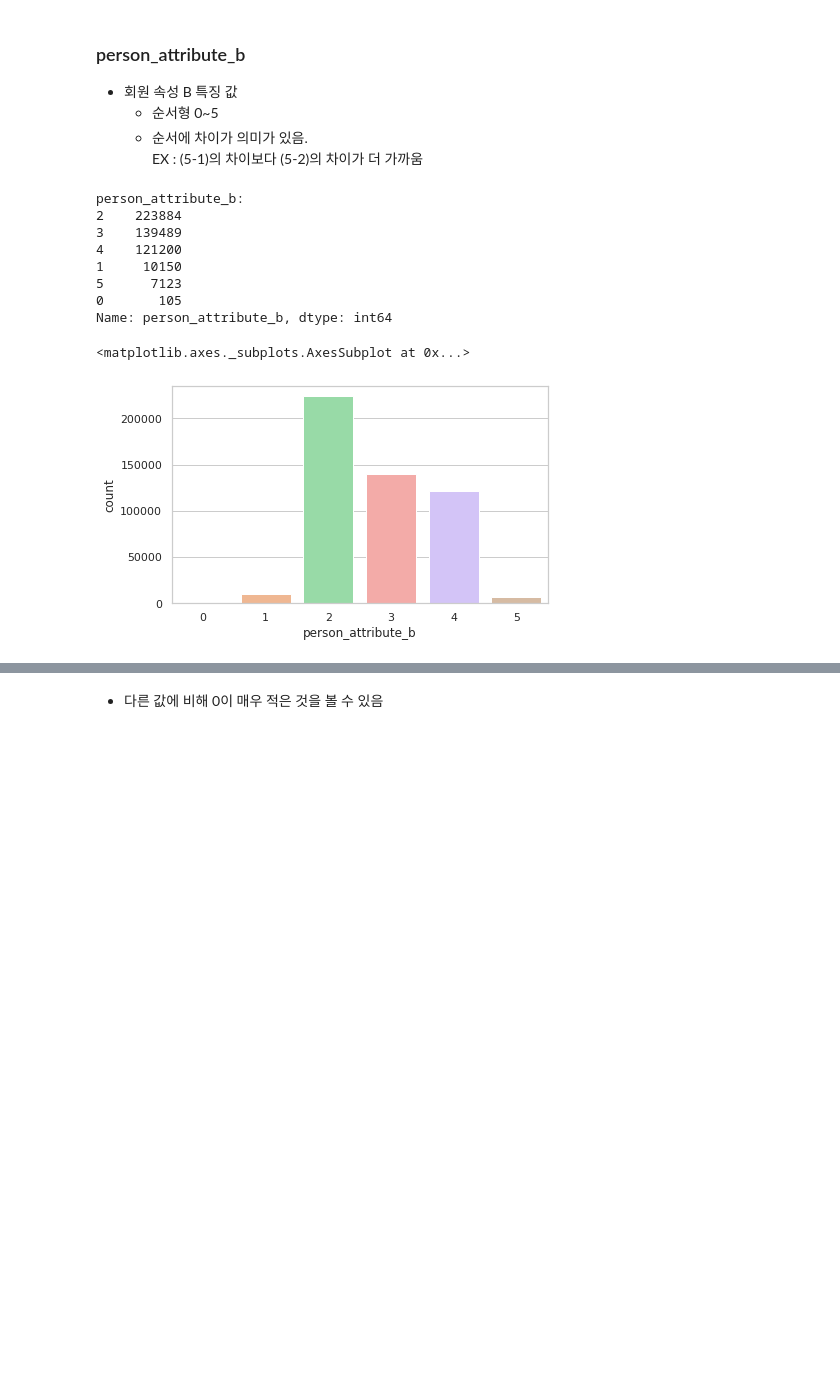
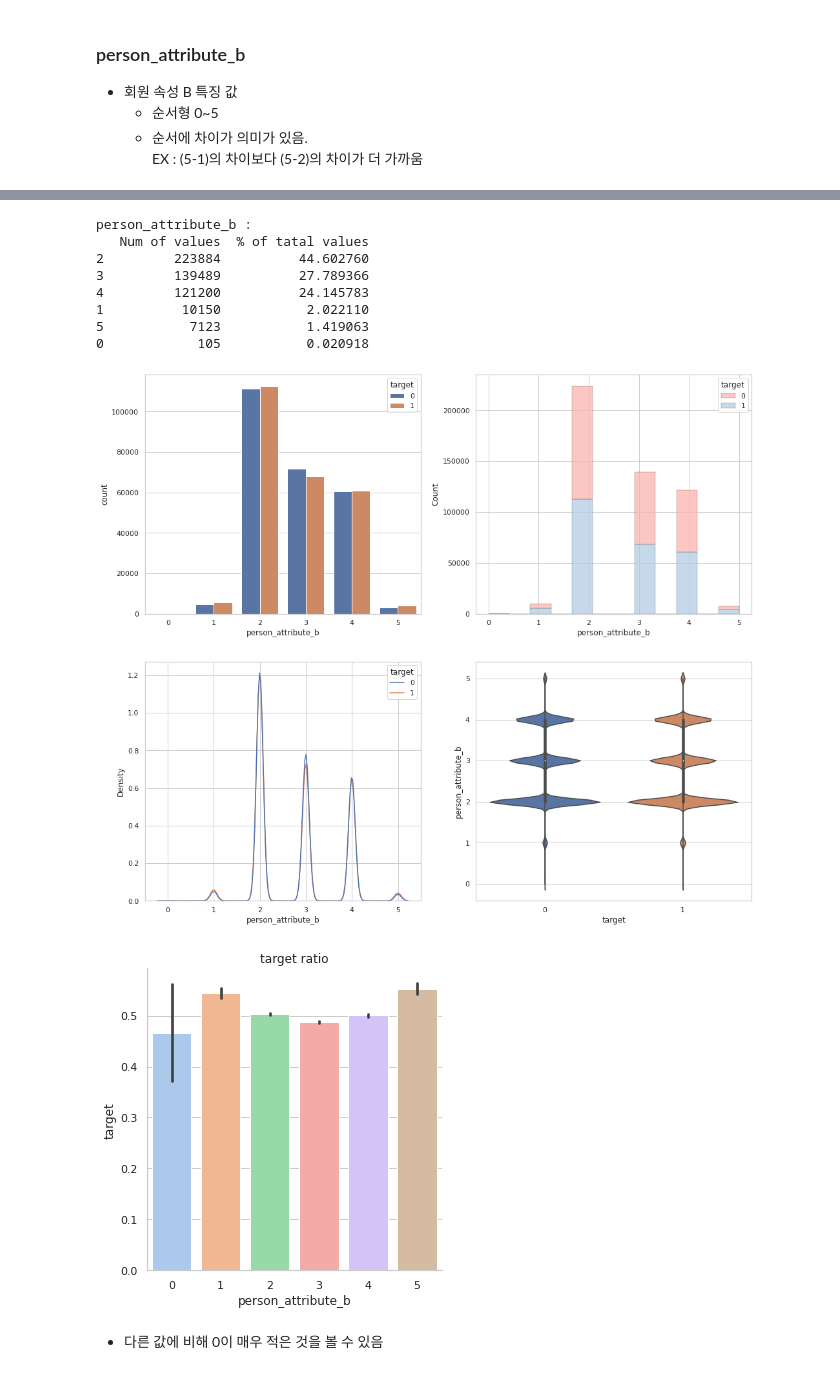
Before and after one commit to doo52oh/Dacon, a Jupyter notebook: 잡케어추천/잡케어추천알고리즘경진대회_EDA_데이터변경.ipynb, the cells around one changed output, grey strips where cells are left out. Cells and saved outputs as stored; diff of their text form; code cells hidden in the pictures; blank space fills up the shorter version.

```diff
--- a/잡케어추천/잡케어추천알고리즘경진대회_EDA_데이터변경.ipynb
+++ b/잡케어추천/잡케어추천알고리즘경진대회_EDA_데이터변경.ipynb
@@ -459,19 +469,9 @@ pd.crosstab(job_data.person_attribute_a_1,job_data.target,margins=True).style.ba
   * 순서형 0~5
   * 순서에 차이가 의미가 있음.
   EX : (5-1)의 차이보다 (5-2)의 차이가 더 가까움
-# %%
-print("person_attribute_b:")
-print(job_data["person_attribute_b"].value_counts())
-
-sns.countplot('person_attribute_b', data = job_data, palette = 'pastel')
-# %% [output]
-person_attribute_b:
-2    223884
-3    139489
-4    121200
-1     10150
-5      7123
-0       105
-Name: person_attribute_b, dtype: int64
-<matplotlib.axes._subplots.AxesSubplot at 0x...>
-[figure, removed]
+# %%
+x = "person_attribute_b"
+y = "target"
+
+basic_eda(x=x, y=y)
+# %% [output]
@@ -478,2 +487,12 @@ Name: person_attribute_b, dtype: int64
+person_attribute_b :
+   Num of values  % of tatal values
+2         223884          44.602760
+3         139489          27.789366
+4         121200          24.145783
+1          10150           2.022110
+5           7123           1.419063
+0            105           0.020918
+[figure, added]
+[figure, added]
 # %% [markdown]
 * 다른 값에 비해 0이 매우 적은 것을 볼 수 있음
```
Also changed, not shown: parts of 30 cells of this notebook.
